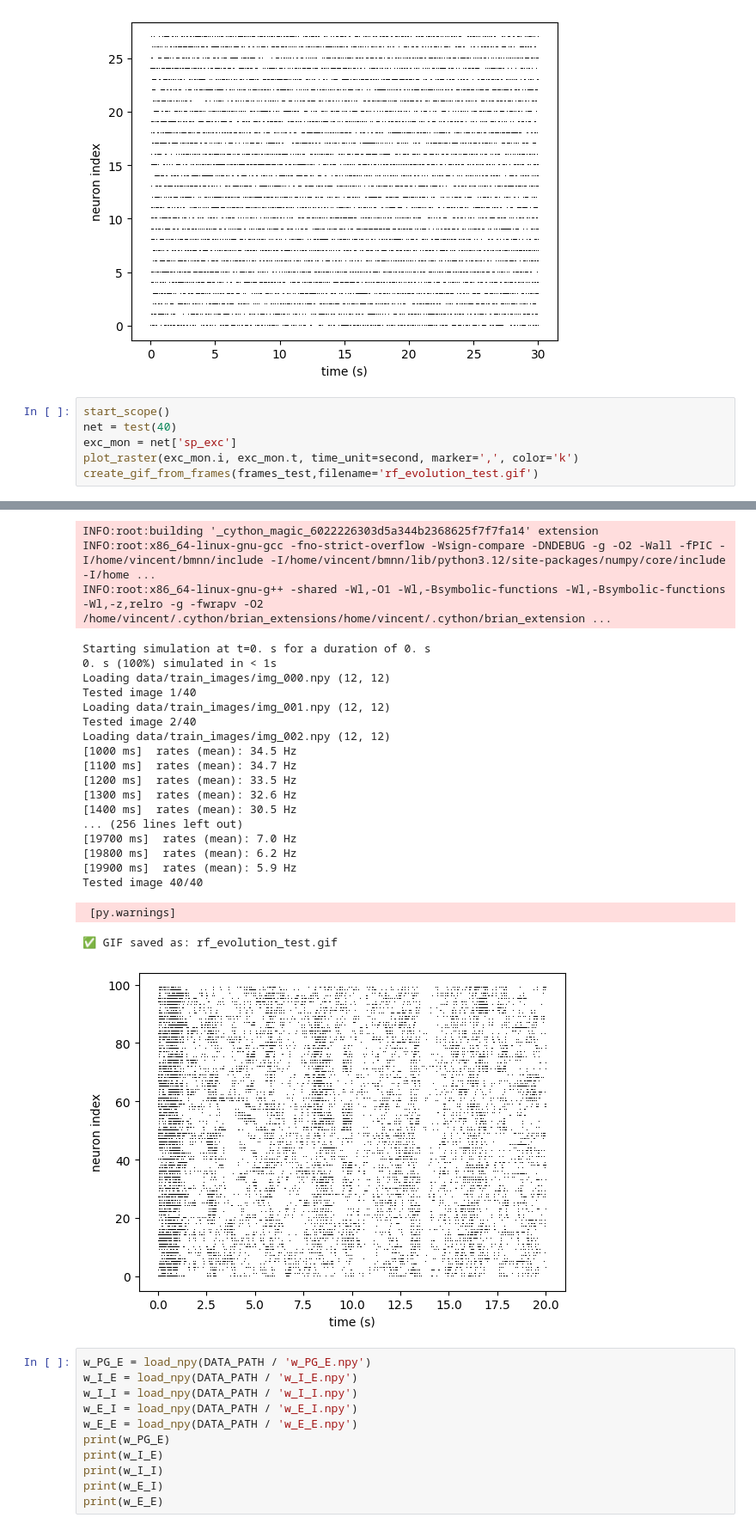
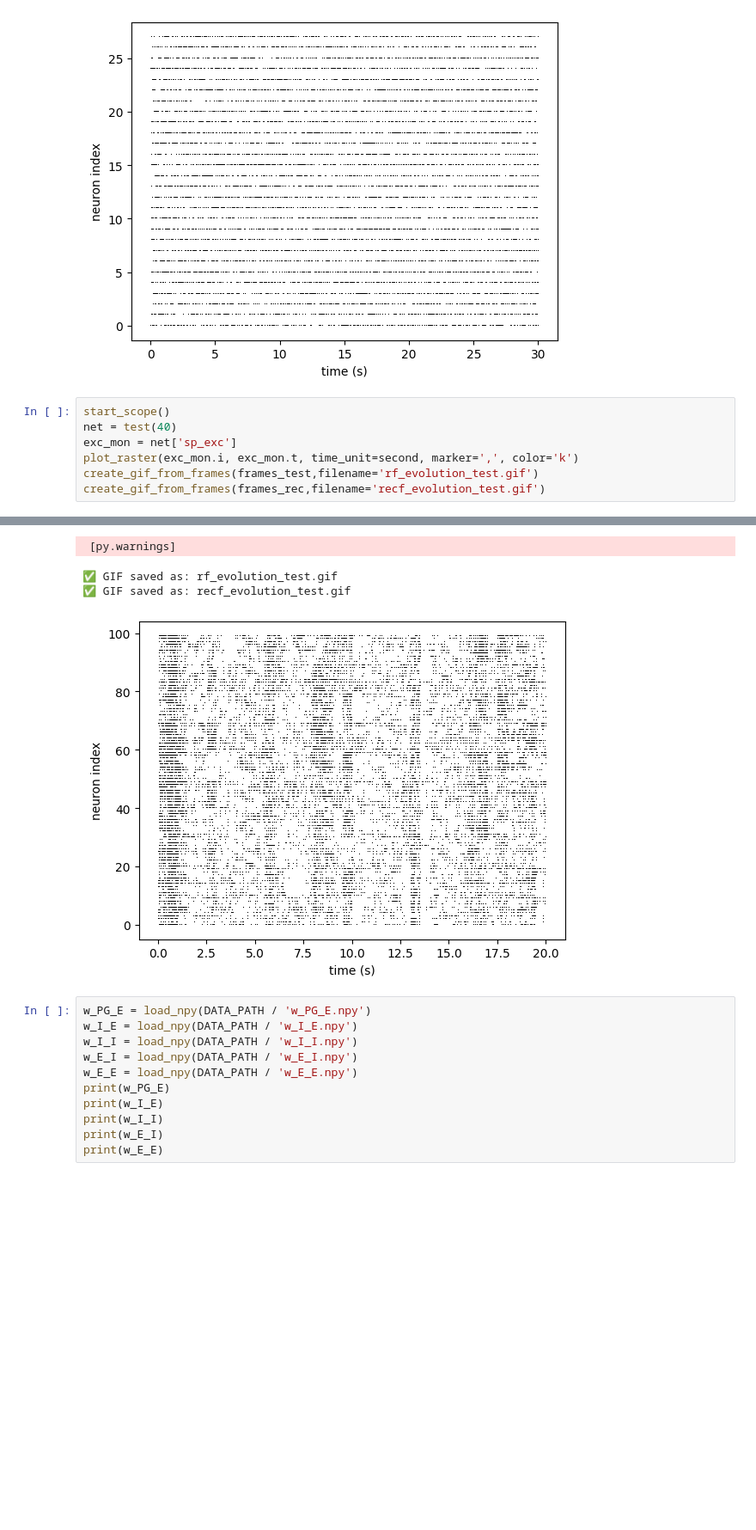
Before and after one commit to DumoulinVincent/epilepsy, a Jupyter notebook: RF_Simu_2.ipynb, the cells around one changed output, grey strips where cells are left out. Shown at 86% size. Saved outputs shown, nothing was run; the diff lists cells and outputs as text; blank space fills up the shorter version.

```diff
--- a/RF_Simu_2.ipynb
+++ b/RF_Simu_2.ipynb
@@ -619,6 +705,7 @@ net = test(40)
 exc_mon = net['sp_exc']
 plot_raster(exc_mon.i, exc_mon.t, time_unit=second, marker=',', color='k')
 create_gif_from_frames(frames_test,filename='rf_evolution_test.gif')
+create_gif_from_frames(frames_rec,filename='recf_evolution_test.gif')
 # %% [output]
 Output neuron 0 is connected to input neurons: 0
 Output neuron 0 is connected to input neurons: 12
@@ -640,26 +727,7 @@ Loading data/w_E_E.npy (1836,)
-INFO:root:building '_cython_magic_6022226303d5a344b2368625f7f7fa14' extension
-INFO:root:x86_64-linux-gnu-gcc -fno-strict-overflow -Wsign-compare -DNDEBUG -g -O2 -Wall -fPIC -I/home/vincent/bmnn/include -I/home/vincent/bmnn/lib/python3.12/site-packages/numpy/core/include -I/home ...
-INFO:root:x86_64-linux-gnu-g++ -shared -Wl,-O1 -Wl,-Bsymbolic-functions -Wl,-Bsymbolic-functions -Wl,-z,relro -g -fwrapv -O2 /home/vincent/.cython/brian_extensions/home/vincent/.cython/brian_extension ...
+ [py.warnings]
-Starting simulation at t=0. s for a duration of 0. s
-0. s (100%) simulated in < 1s
-Loading data/train_images/img_000.npy (12, 12)
-Tested image 1/40
-Loading data/train_images/img_001.npy (12, 12)
-Tested image 2/40
-Loading data/train_images/img_002.npy (12, 12)
-[1000 ms]  rates (mean): 34.5 Hz
-[1100 ms]  rates (mean): 34.7 Hz
-[1200 ms]  rates (mean): 33.5 Hz
-[1300 ms]  rates (mean): 32.6 Hz
-[1400 ms]  rates (mean): 30.5 Hz
-... (256 lines left out)
-[19700 ms]  rates (mean): 7.0 Hz
-[19800 ms]  rates (mean): 6.2 Hz
-[19900 ms]  rates (mean): 5.9 Hz
-Tested image 40/40
+✅ GIF saved as: rf_evolution_test.gif
+✅ GIF saved as: recf_evolution_test.gif
- [py.warnings]
-✅ GIF saved as: rf_evolution_test.gif
-[figure, old version]
+[figure, new version]
 # %%
 w_PG_E = load_npy(DATA_PATH / 'w_PG_E.npy')
 w_I_E = load_npy(DATA_PATH / 'w_I_E.npy')
```
Also changed, not shown: parts of 4 cells of this notebook, 14 other files.
